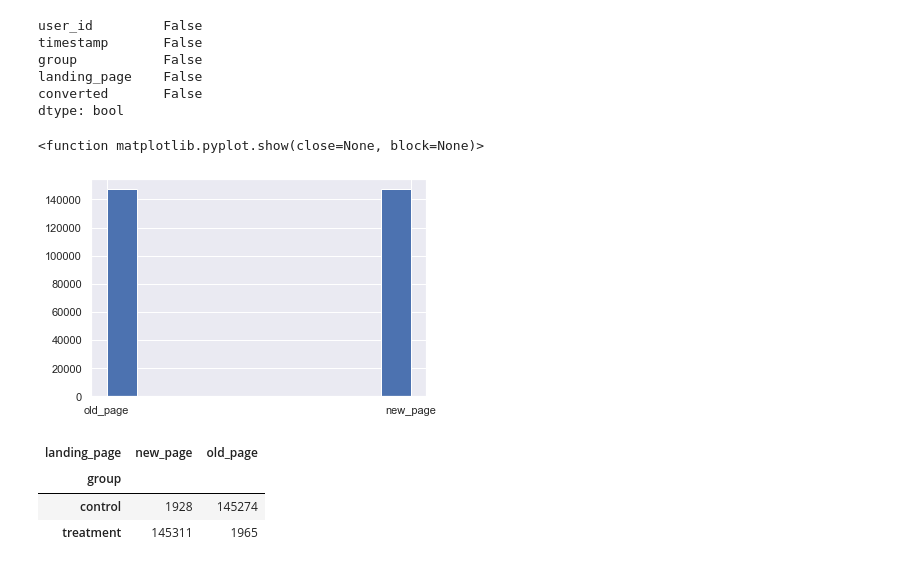
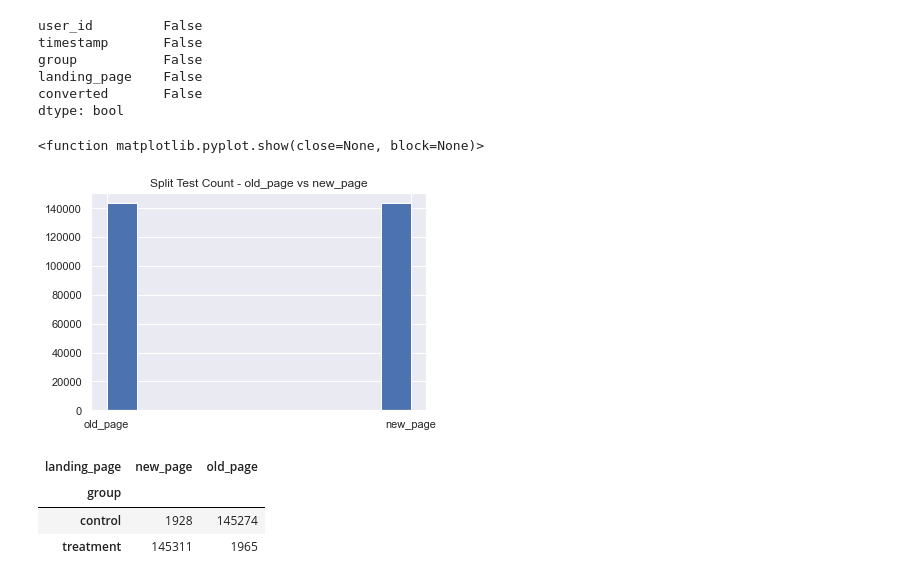
Before and after one commit to JohnBroberg/AB_Test, a Jupyter notebook: AB_Test.ipynb, the cells around one changed output. Saved outputs shown, nothing was run; the diff lists cells and outputs as text; code cells hidden in the pictures.

```diff
--- a/AB_Test.ipynb
+++ b/AB_Test.ipynb
@@ -78,11 +78,12 @@ dtype: bool
 # %%
 sns.set()
 
 plt.hist(df['landing_page'])
+plt.title('Split Test Count - old_page vs new_page')
 plt.show
 # %% [output]
 <function matplotlib.pyplot.show(close=None, block=None)>
-[figure, old version]
+[figure, new version]
 # %%
 pd.crosstab(df['group'], df['landing_page'])
 
```
Also changed, not shown: parts of 3 cells of this notebook.
